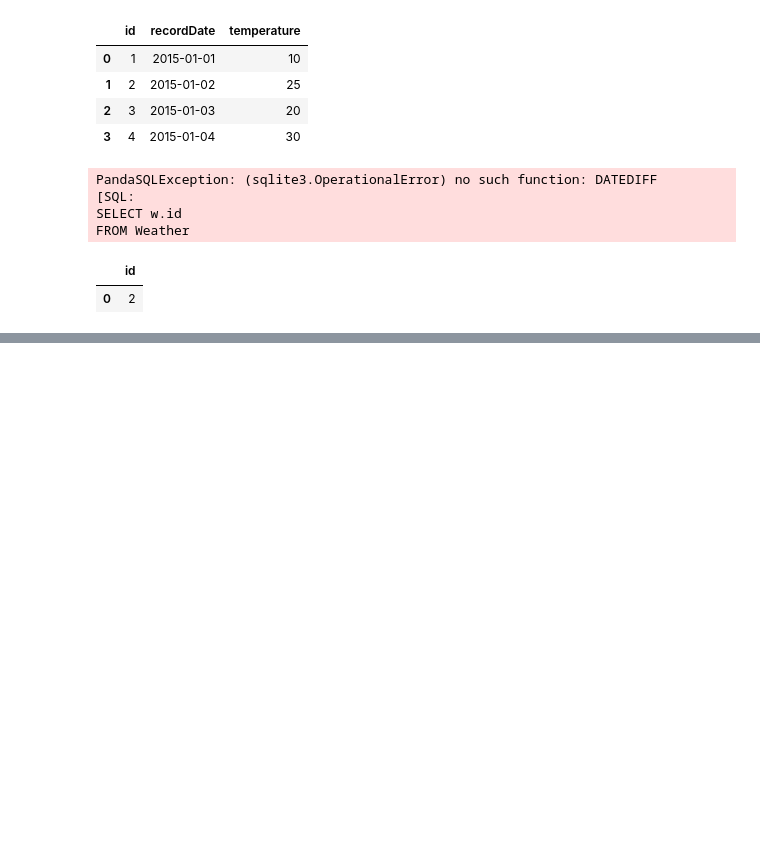
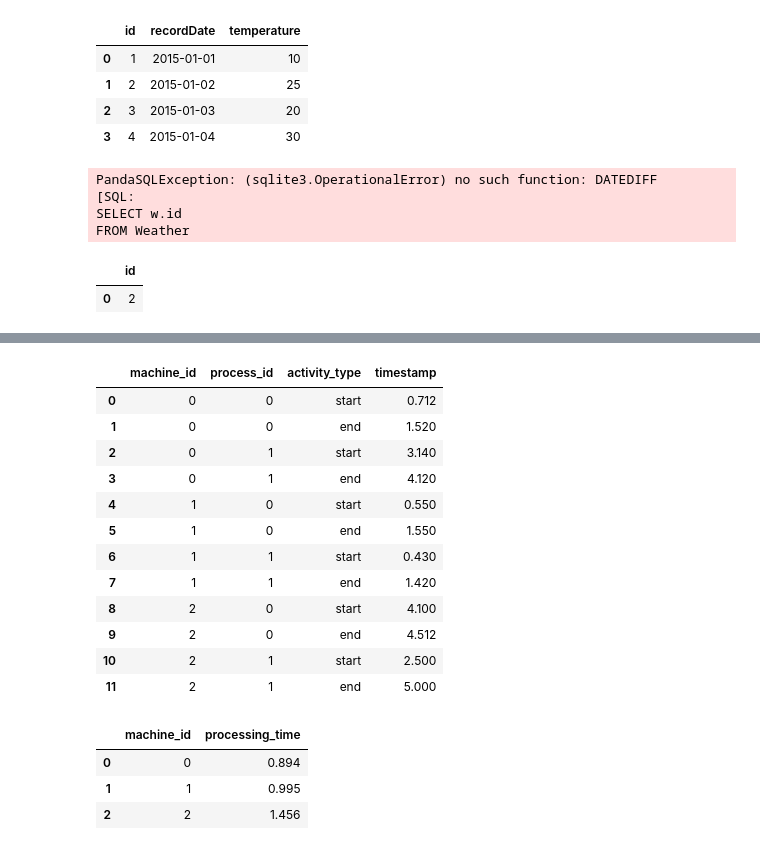
Before and after one commit to t7bo/SQL, a Jupyter notebook: SQL_exercices.ipynb, the cells around one changed output, grey strips where cells are left out. Drawn from its saved outputs; the diff is of its cells as text; code cells hidden in the pictures; blank space fills up the shorter version.

Commit message:
Basic Joins exercices done

```diff
--- a/SQL_exercices.ipynb
+++ b/SQL_exercices.ipynb
@@ -342,0 +346,46 @@ psql.sqldf(query, locals())
+# %%
+
+activity_data = {
+    'machine_id': [0, 0, 0, 0, 1, 1, 1, 1, 2, 2, 2, 2],
+    'process_id': [0, 0, 1, 1, 0, 0, 1, 1, 0, 0, 1, 1],
+    'activity_type': ['start', 'end', 'start', 'end',
+                      'start', 'end', 'start', 'end',
+                      'start', 'end', 'start', 'end'],
+    'timestamp': [0.712, 1.520, 3.140, 4.120,
+                  0.550, 1.550, 0.430, 1.420,
+                  4.100, 4.512, 2.500, 5.000]
+}
+
+Activity = pd.DataFrame(activity_data)
+Activity
+# %% [output]
+|  | machine_id | process_id | activity_type | timestamp |
+| 0 | 0 | 0 | start | 0.712 |
+| 1 | 0 | 0 | end | 1.520 |
+| 2 | 0 | 1 | start | 3.140 |
+| 3 | 0 | 1 | end | 4.120 |
+| 4 | 1 | 0 | start | 0.550 |
+| 5 | 1 | 0 | end | 1.550 |
+| 6 | 1 | 1 | start | 0.430 |
+| 7 | 1 | 1 | end | 1.420 |
+| 8 | 2 | 0 | start | 4.100 |
+| 9 | 2 | 0 | end | 4.512 |
+| 10 | 2 | 1 | start | 2.500 |
+| 11 | 2 | 1 | end | 5.000 |
+# %%
+query = """
+SELECT a1.machine_id, ROUND(AVG(a2.timestamp - a1.timestamp), 3) AS processing_time
+FROM Activity a1
+JOIN Activity a2 ON a1.machine_id = a2.machine_id
+    AND a1.process_id = a2.process_id
+    AND a1.activity_type = "start"
+    AND a2.activity_type = "end"
+GROUP BY a1.machine_id
+"""
+
+psql.sqldf(query, locals())
+# %% [output]
+|  | machine_id | processing_time |
+| 0 | 0 | 0.894 |
+| 1 | 1 | 0.995 |
+| 2 | 2 | 1.456 |
```
Also changed, not shown: parts of 18 cells of this notebook.
